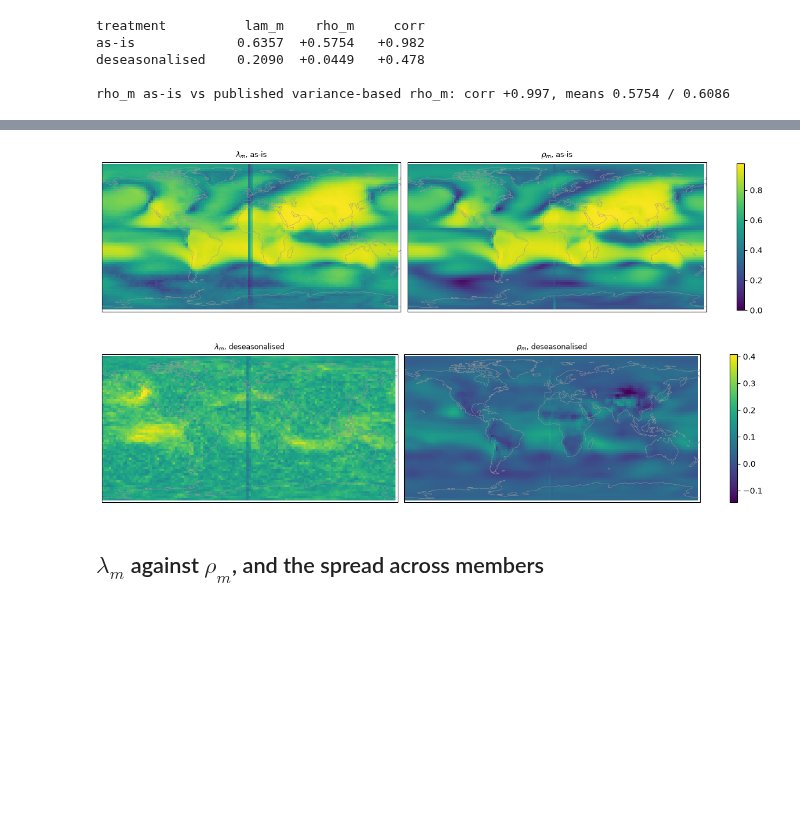
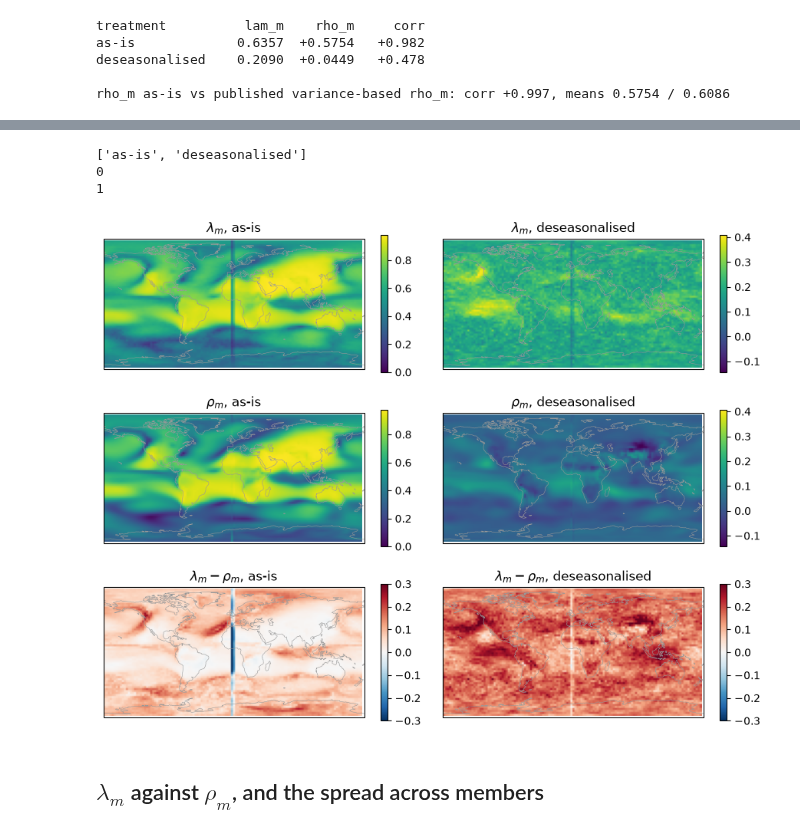
Before and after one commit to jaspercjp/information-snp, a Jupyter notebook: notebooks/granger_lin_lambda_m.ipynb, the cells around one changed output, grey strips where cells are left out. Saved outputs shown, nothing was run; the diff lists cells and outputs as text; code cells hidden in the pictures; blank space fills up the shorter version.

```diff
--- a/notebooks/granger_lin_lambda_m.ipynb
+++ b/notebooks/granger_lin_lambda_m.ipynb
@@ -61,7 +61,7 @@ def panel(ax, field, cmap, norm, title):
     h = ax.imshow(field[:, ORDER], origin="lower", extent=EXTENT, transform=PROJ,
                   cmap=cmap, norm=norm)
     ax.coastlines(linewidth=0.4, color="0.6")
-    ax.set_title(title, fontsize=9)
+    ax.set_title(title, fontsize=12)
     return h
 # %% [markdown]
 ## Leave-one-out means
@@ -191,17 +190,27 @@ NaN because the wrap-around is not handled before `interp_like`.
 # %%
-for t in TREATMENTS:
+print(TREATMENTS)
+
+fig, axs = plt.subplots(3, 2, figsize=(9, 7),
+                        subplot_kw={"projection": PROJ})
+for (i, t) in enumerate(TREATMENTS):
+    print(i)
     a, b = LAM_M[t], RHO_M[t]
     nrm = Normalize(min(0.0, np.nanmin(a), np.nanmin(b)),
                     max(np.nanmax(a), np.nanmax(b)))
-    fig, axs = plt.subplots(1, 2, figsize=(11.5, 3.1), layout="constrained",
-                            subplot_kw={"projection": PROJ})
-    panel(axs[0], a, "viridis", nrm, "$\\lambda_m$, %s" % t)
-    h = panel(axs[1], b, "viridis", nrm, "$\\rho_m$, %s" % t)
-    fig.colorbar(h, ax=axs, shrink=0.85, label="")
-    plt.show()
+    nrm_compare = Normalize(-0.3, 0.3)
+    h0 = panel(axs[0, i], a, "viridis", nrm, "$\\lambda_m$, %s" % t)
+    h1 = panel(axs[1, i], b, "viridis", nrm, "$\\rho_m$, %s" % t)
+    h2 = panel(axs[2, i], a-b, "RdBu_r", nrm_compare, "$\\lambda_m - \\rho_m$, %s" % t)
+    fig.colorbar(h0, ax=axs[0, i], shrink=0.85, label="")
+    fig.colorbar(h1, ax=axs[1, i], shrink=0.85, label="")
+    fig.colorbar(h2, ax=axs[2, i], shrink=0.85, label="")
+plt.tight_layout()
+plt.show()
 # %% [output]
+['as-is', 'deseasonalised']
+0
+1
-[figure, old version]
+[figure, new version]
-[figure, removed]
 # %% [markdown]
 ## $\lambda_m$ against $\rho_m$, and the spread across members
 # %%
```
Also changed, not shown: parts of 8 cells of this notebook, 2 other files.
